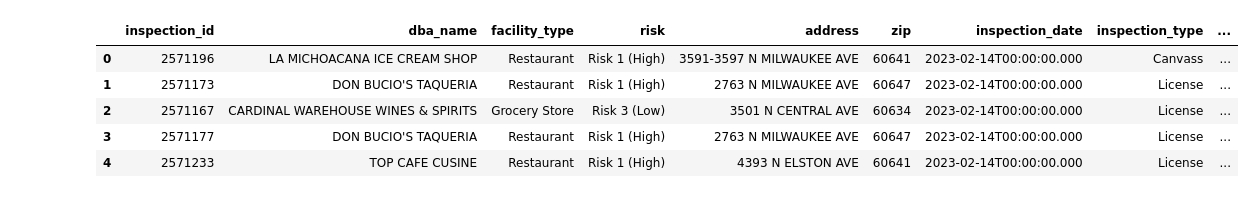
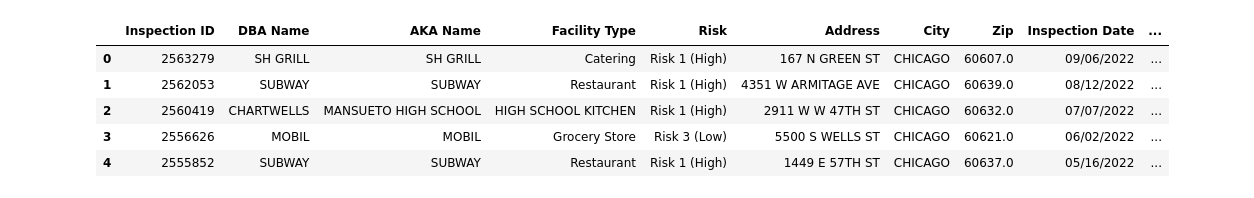
Before and after one commit to flindwall/chicago-food-inspections, a Jupyter notebook: Code/StarterAnalysis.ipynb, the cells around one changed output. Saved outputs shown, nothing was run; the diff lists cells and outputs as text; code cells hidden in the pictures.

```diff
--- a/Code/StarterAnalysis.ipynb
+++ b/Code/StarterAnalysis.ipynb
@@ -24,0 +6,8 @@ df.head()
+# %%
+# load file
+food_inspections_to_load = "Food_Inspections.csv"
+
+# read in file and store in dataframe
+food_inspections_df = pd.read_csv(food_inspections_to_load)
+
+food_inspections_df
@@ -25,12 +28,11 @@ df.head()
 # %%
 #drop columns that we we will not use in our analysis
-filtered_df =df.drop(columns = ["aka_name", "license_", ":@computed_region_awaf_s7ux", ":@computed_region_6mkv_f3dw", ":@computed_region_vrxf_vc4k", ":@computed_region_bdys_3d7i", ":@computed_region_43wa_7qmu",
-                                "city", "state"])
-filtered_df.head()
+inspections_filtered_df = food_inspections_df.drop(columns=["License #", "State"])
+inspections_filtered_df.head()
 # %% [output]
-|  | inspection_id | dba_name | facility_type | risk | address | zip | inspection_date | inspection_type | ... |
-| 0 | 2571196 | LA MICHOACANA ICE CREAM SHOP | Restaurant | Risk 1 (High) | 3591-3597 N MILWAUKEE AVE | 60641 | 2023-02-14T00:00:00.000 | Canvass | ... |
-| 1 | 2571173 | DON BUCIO'S TAQUERIA | Restaurant | Risk 1 (High) | 2763 N MILWAUKEE AVE | 60647 | 2023-02-14T00:00:00.000 | License | ... |
-| 2 | 2571167 | CARDINAL WAREHOUSE WINES & SPIRITS | Grocery Store | Risk 3 (Low) | 3501 N CENTRAL AVE | 60634 | 2023-02-14T00:00:00.000 | License | ... |
-| 3 | 2571177 | DON BUCIO'S TAQUERIA | Restaurant | Risk 1 (High) | 2763 N MILWAUKEE AVE | 60647 | 2023-02-14T00:00:00.000 | License | ... |
-| 4 | 2571233 | TOP CAFE CUSINE | Restaurant | Risk 1 (High) | 4393 N ELSTON AVE | 60641 | 2023-02-14T00:00:00.000 | License | ... |
+|  | Inspection ID | DBA Name | AKA Name | Facility Type | Risk | Address | City | Zip | Inspection Date | ... |
+| 0 | 2563279 | SH GRILL | SH GRILL | Catering | Risk 1 (High) | 167 N GREEN ST | CHICAGO | 60607.0 | 09/06/2022 | ... |
+| 1 | 2562053 | SUBWAY | SUBWAY | Restaurant | Risk 1 (High) | 4351 W ARMITAGE AVE | CHICAGO | 60639.0 | 08/12/2022 | ... |
+| 2 | 2560419 | CHARTWELLS | MANSUETO HIGH SCHOOL | HIGH SCHOOL KITCHEN | Risk 1 (High) | 2911 W W 47TH ST | CHICAGO | 60632.0 | 07/07/2022 | ... |
+| 3 | 2556626 | MOBIL | MOBIL | Grocery Store | Risk 3 (Low) | 5500 S WELLS ST | CHICAGO | 60621.0 | 06/02/2022 | ... |
+| 4 | 2555852 | SUBWAY | SUBWAY | Restaurant | Risk 1 (High) | 1449 E 57TH ST | CHICAGO | 60637.0 | 05/16/2022 | ... |
```
Also changed, not shown: parts of 27 cells of this notebook.
